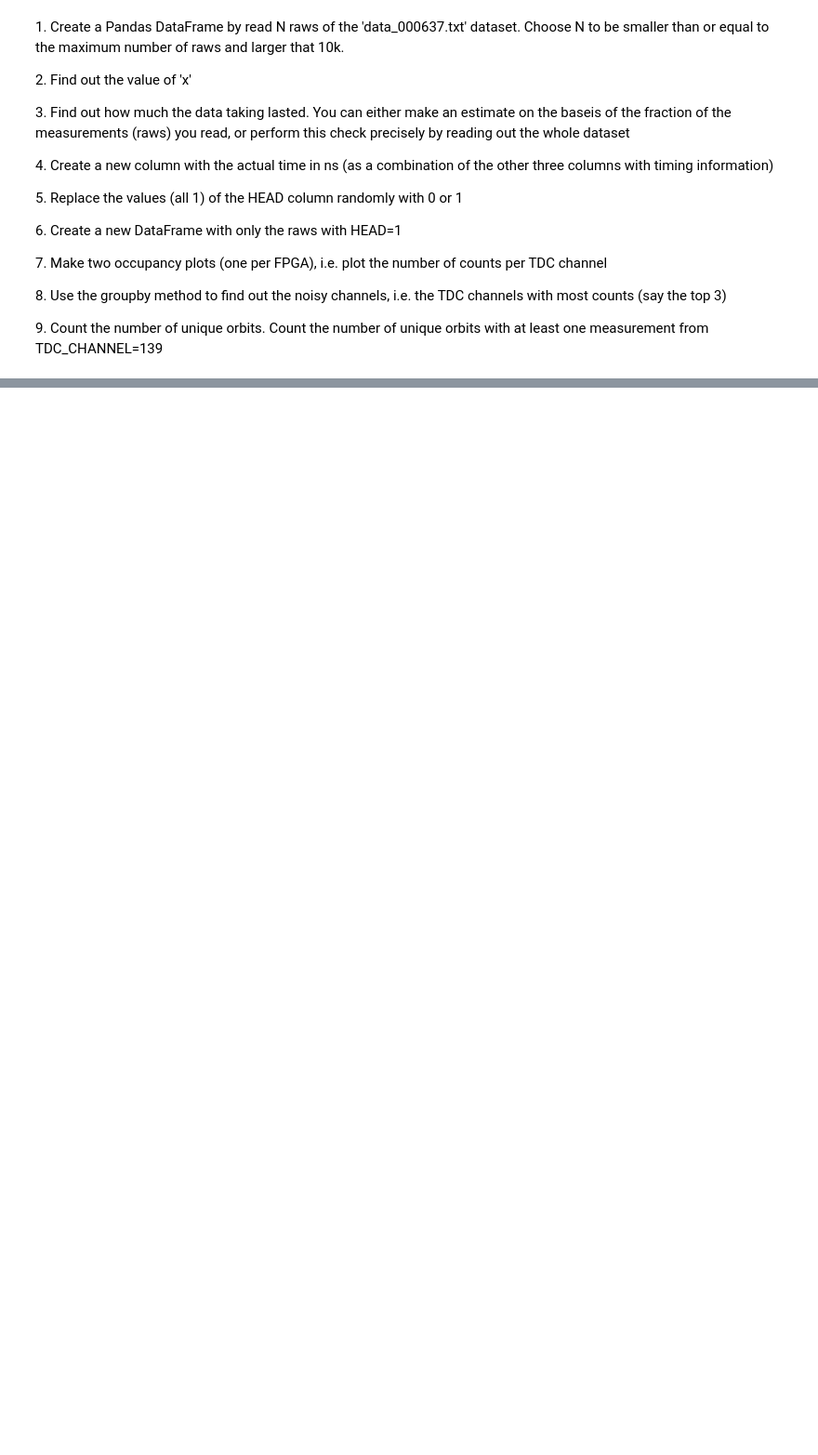
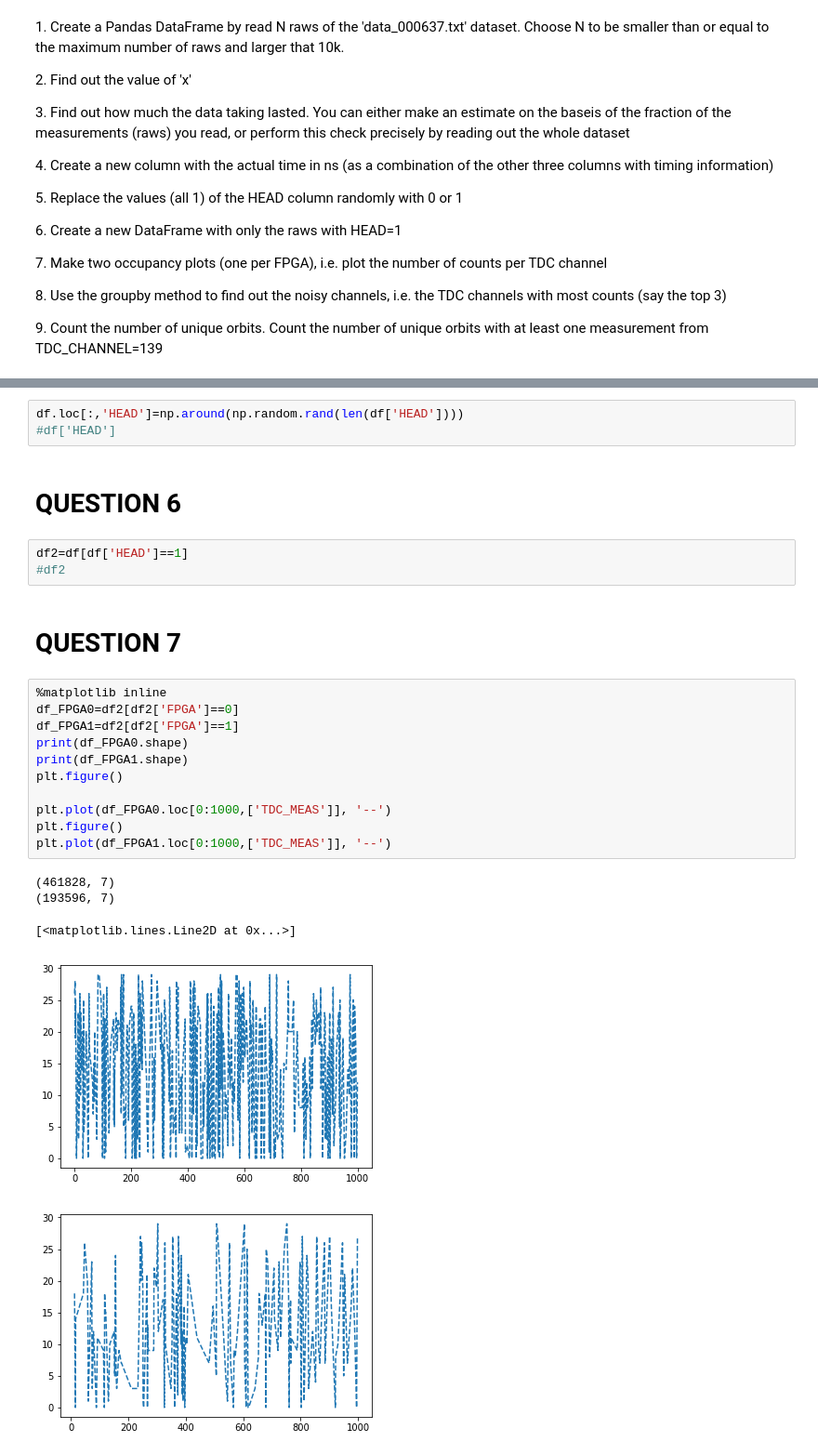
Before and after one commit to albchim/LaboratoryOfComputationalPhysics, a Jupyter notebook: 05ex_Pandas.ipynb, the cells around one changed output, grey strips where cells are left out. Shown: that part at 93% size. Drawn from its saved outputs; the diff is of its cells as text; blank space fills up the shorter version.

```diff
--- a/05ex_Pandas.ipynb
+++ b/05ex_Pandas.ipynb
@@ -43,0 +69,27 @@ The value of x is: 3563.0
+# %%
+df.loc[:,'HEAD']=np.around(np.random.rand(len(df['HEAD'])))
+#df['HEAD']
+# %% [markdown]
+# QUESTION 6
+# %%
+df2=df[df['HEAD']==1]
+#df2
+# %% [markdown]
+# QUESTION 7
+# %%
+%matplotlib inline
+df_FPGA0=df2[df2['FPGA']==0]
+df_FPGA1=df2[df2['FPGA']==1]
+print(df_FPGA0.shape)
+print(df_FPGA1.shape)
+plt.figure()
+
+plt.plot(df_FPGA0.loc[0:1000,['TDC_MEAS']], '--')
+plt.figure()
+plt.plot(df_FPGA1.loc[0:1000,['TDC_MEAS']], '--')
+# %% [output]
+(461828, 7)
+(193596, 7)
+[<matplotlib.lines.Line2D at 0x...>]
+[figure, added]
+[figure, added]
```
Also changed, not shown: parts of 15 cells of this notebook, 1 other file.
